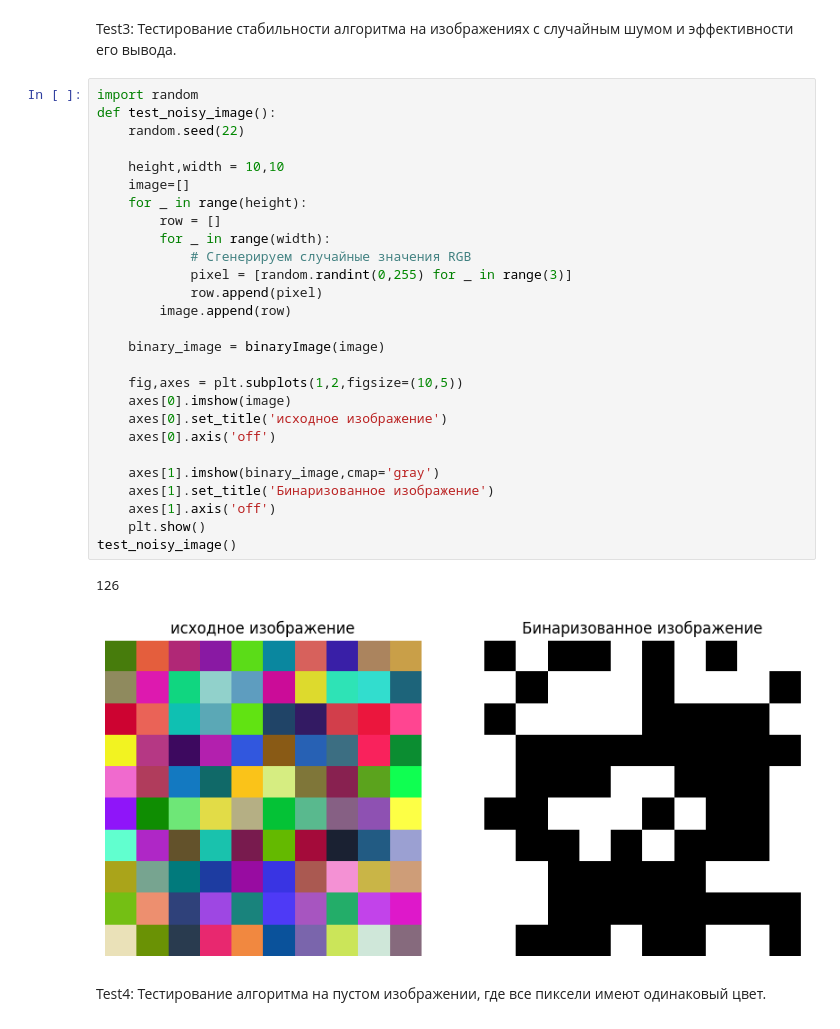
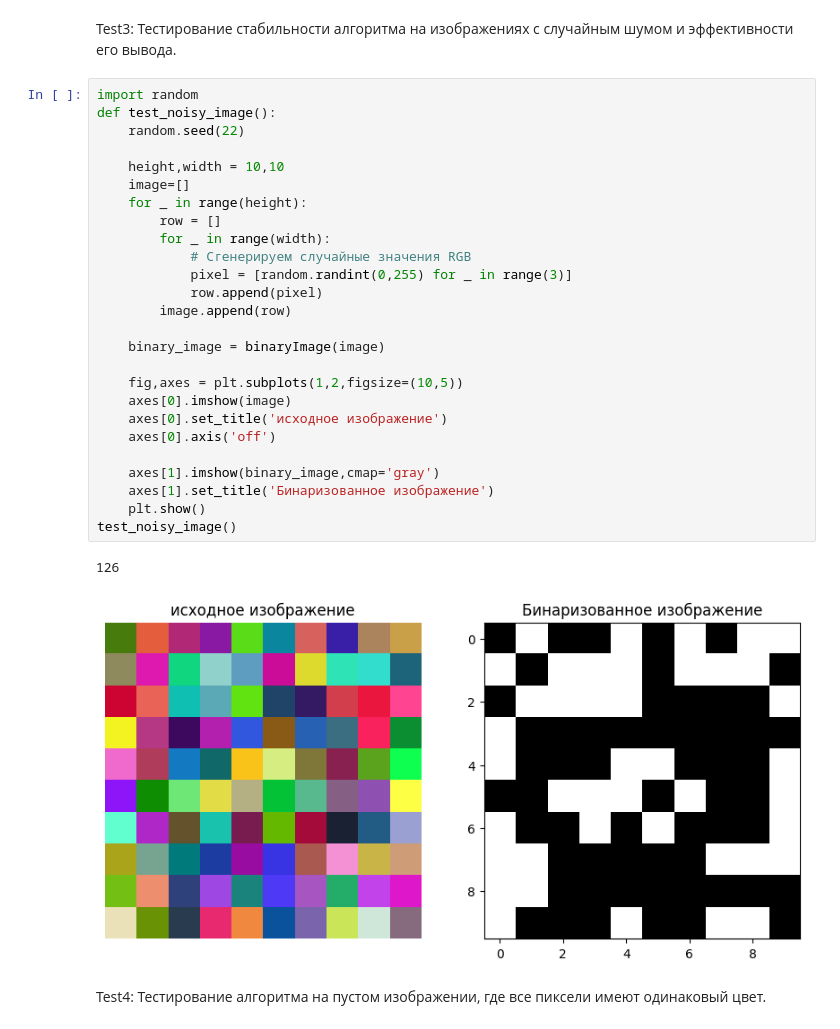
Before and after one commit to pycl/Image-processing-algorithms, a Jupyter notebook: lab1/Lab1-Разработать алгоритм Оцу.ipynb, the cells around one changed output. Cells and saved outputs as stored; diff of their text form.

```diff
--- a/lab1/Lab1-Разработать алгоритм Оцу.ipynb
+++ b/lab1/Lab1-Разработать алгоритм Оцу.ipynb
@@ -171,33 +227,32 @@ Test3: Тестирование стабильности алгоритма на
 # %%
 import random
 def test_noisy_image():
     random.seed(22)
 
     height,width = 10,10
     image=[]
     for _ in range(height):
         row = []
         for _ in range(width):
             # Сгенерируем случайные значения RGB
             pixel = [random.randint(0,255) for _ in range(3)]
             row.append(pixel)
         image.append(row)
 
     binary_image = binaryImage(image)
 
     fig,axes = plt.subplots(1,2,figsize=(10,5))
     axes[0].imshow(image)
     axes[0].set_title('исходное изображение')
     axes[0].axis('off')
 
     axes[1].imshow(binary_image,cmap='gray')
     axes[1].set_title('Бинаризованное изображение')
-    axes[1].axis('off')
     plt.show()
 test_noisy_image()
 # %% [output]
 126
-[figure, old version]
+[figure, new version]
 # %% [markdown]
 Test4: Тестирование алгоритма на пустом изображении, где все пиксели имеют одинаковый цвет.
 # %%
```
Also changed, not shown: parts of 18 cells of this notebook, 2 other files.
